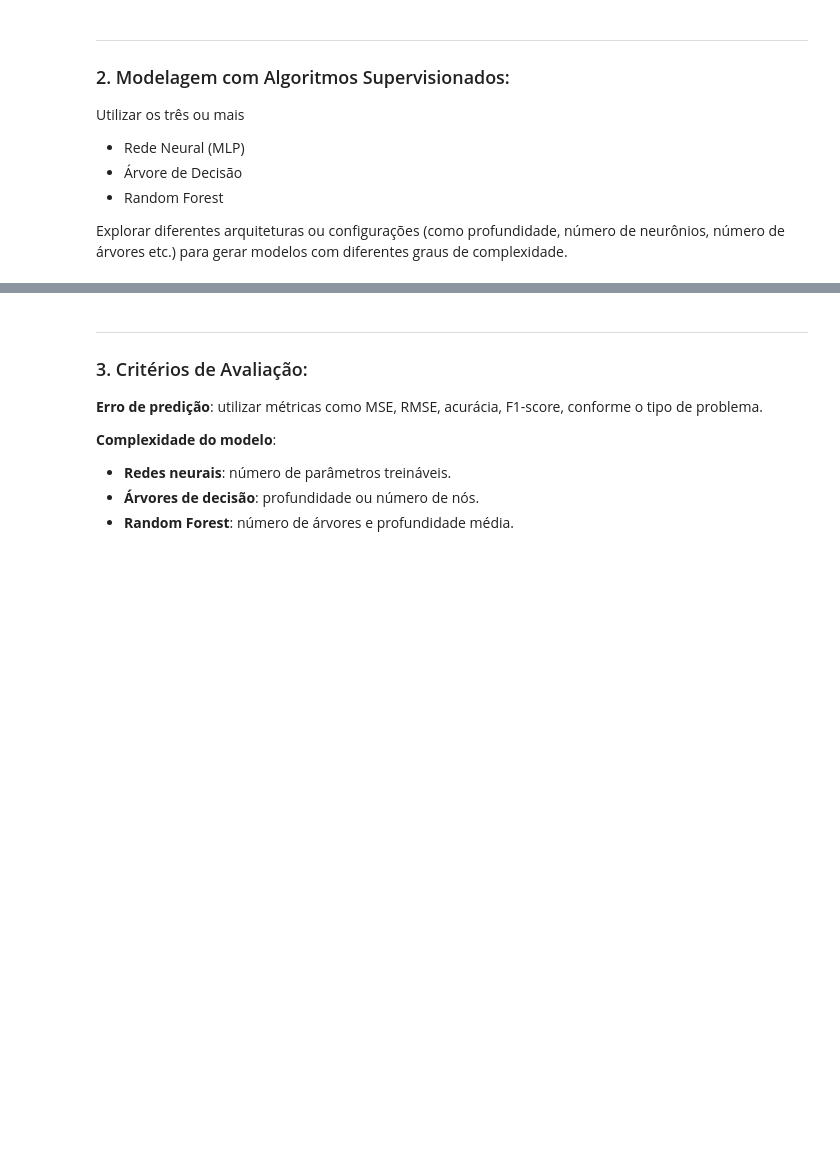
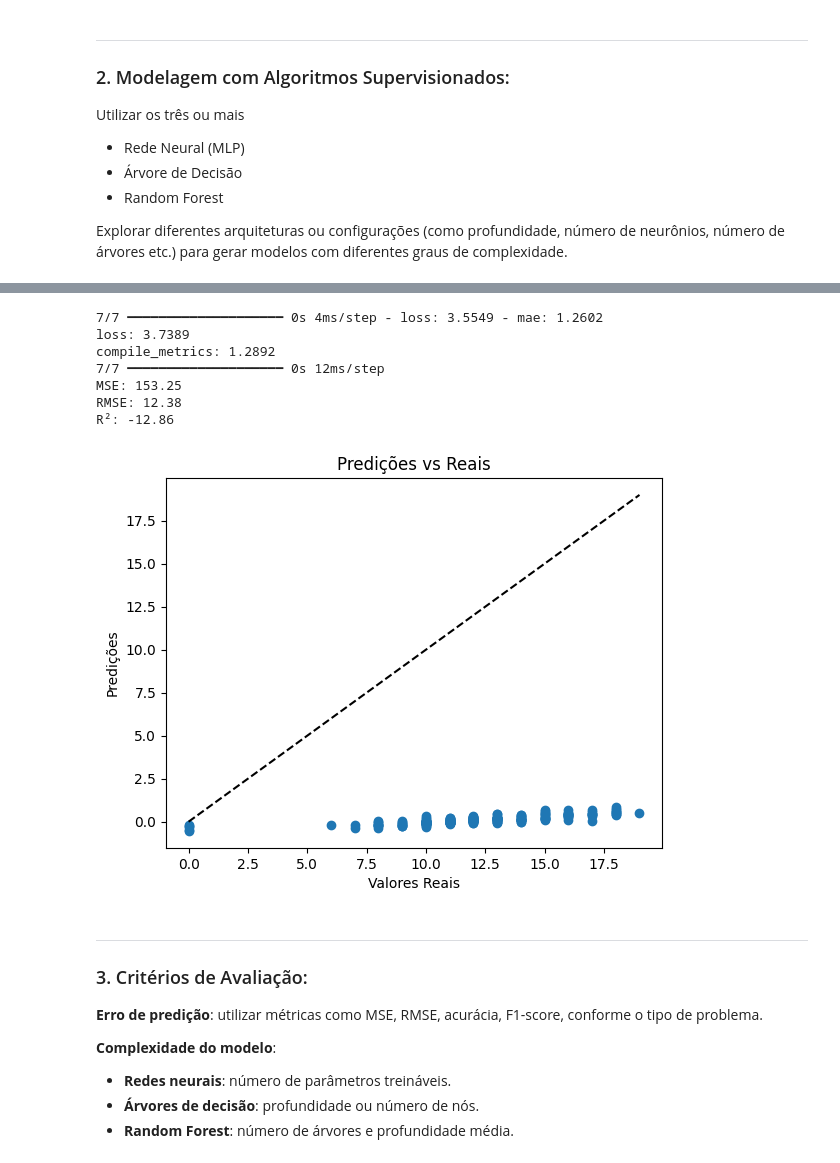
Before and after one commit to sakikout/Aprendizado-Multiobjetivo, a Jupyter notebook: student.ipynb, the cells around one changed output, grey strips where cells are left out. Cells and saved outputs as stored; diff of their text form; code cells hidden in the pictures; blank space fills up the shorter version.

```diff
--- a/student.ipynb
+++ b/student.ipynb
@@ -81,0 +158,23 @@ print(student_performance.variables)
+# %%
+# ------------------- Train/Test split -------------------
+# feat = ['Medu', 'Fedu', 'Walc', 'absences', 'studytime' , 'G1', 'G2']
+feat = ['G1', 'G2', 'Medu', 'Fedu', 'studytime', 'failures']
+features = df[feat]
+target = df['G3']
+
+X_train, X_test, y_train, y_test = train_test_split(
+    features, target, test_size=0.3, random_state=42
+)
+
+scaler = StandardScaler()
+X_train_scaled = scaler.fit_transform(X_train)
+X_test_scaled = scaler.transform(X_test)
+
+# Verificar shapes após split
+print("\nShapes após train/test split:")
+print(f"X_train: {X_train.shape}, y_train: {y_train.shape}")
+print(f"X_test: {X_test.shape}, y_test: {y_test.shape}")
+
+# Verificar se há valores NaN
+print("\nValores NaN em X_train:", X_train.isna().sum().sum())
+print("Valores NaN em y_train:", y_train.isna().sum().sum())
@@ -193,3 +339,34 @@ Valores NaN em y_train: 0
+# %%
+
+results = model.evaluate(X_test, y_test, verbose=1)
+for name, value in zip(model.metrics_names, results):
+    print(f"{name}: {value:.4f}")
+
+y_pred = model.predict(X_test_scaled).flatten()
+
+mse_mlp = mean_squared_error(y_test, y_pred)
+rmse_mlp = np.sqrt(mse_mlp)
+r2_mlp = r2_score(y_test, y_pred)
+
+print(f"MSE: {mse_mlp:.2f}")
+print(f"RMSE: {rmse_mlp:.2f}")
+print(f"R²: {r2_mlp:.2f}")
+
+plt.scatter(y_test, y_pred)
+plt.plot([y_test.min(), y_test.max()], [y_test.min(), y_test.max()], 'k--')
+plt.xlabel('Valores Reais')
+plt.ylabel('Predições')
+plt.title('Predições vs Reais')
+plt.show()
+# %% [output]
+7/7 ━━━━━━━━━━━━━━━━━━━━ 0s 4ms/step - loss: 3.5549 - mae: 1.2602
+loss: 3.7389
+compile_metrics: 1.2892
+7/7 ━━━━━━━━━━━━━━━━━━━━ 0s 12ms/step
+MSE: 153.25
+RMSE: 12.38
+R²: -12.86
+[figure, added]
 # %% [markdown]
 ---
 
```
Also changed, not shown: parts of 13 cells of this notebook.
